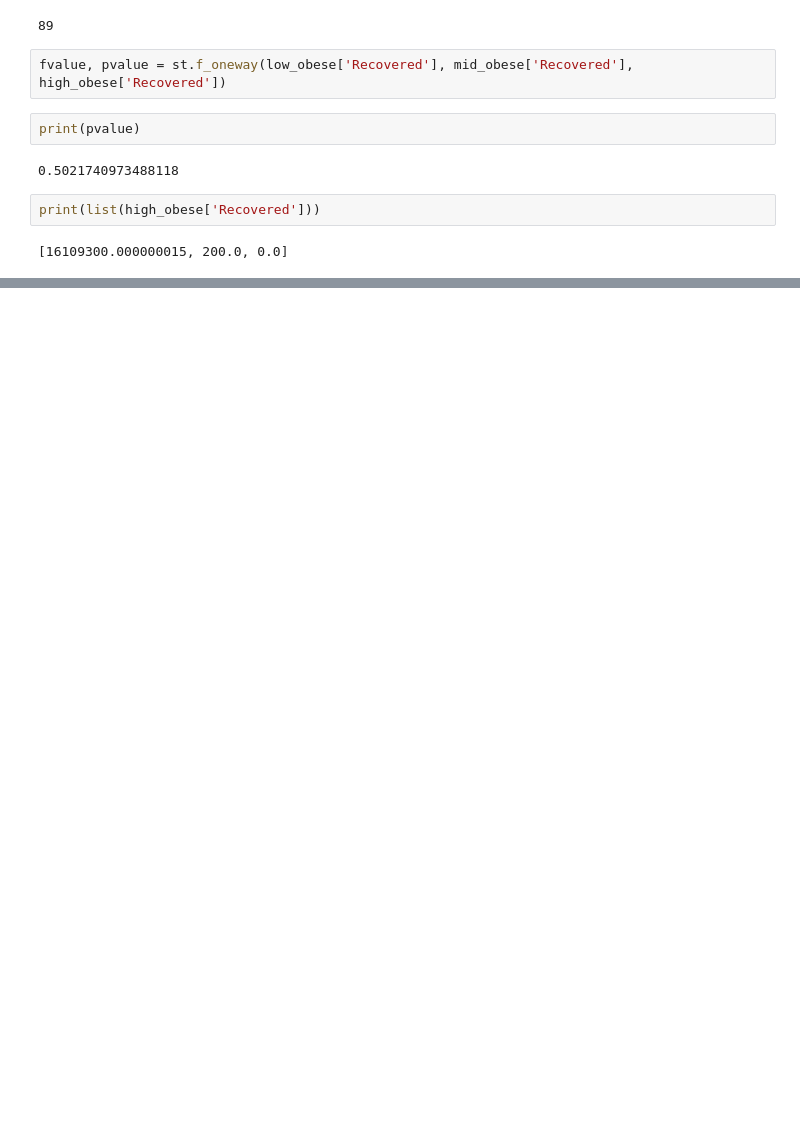
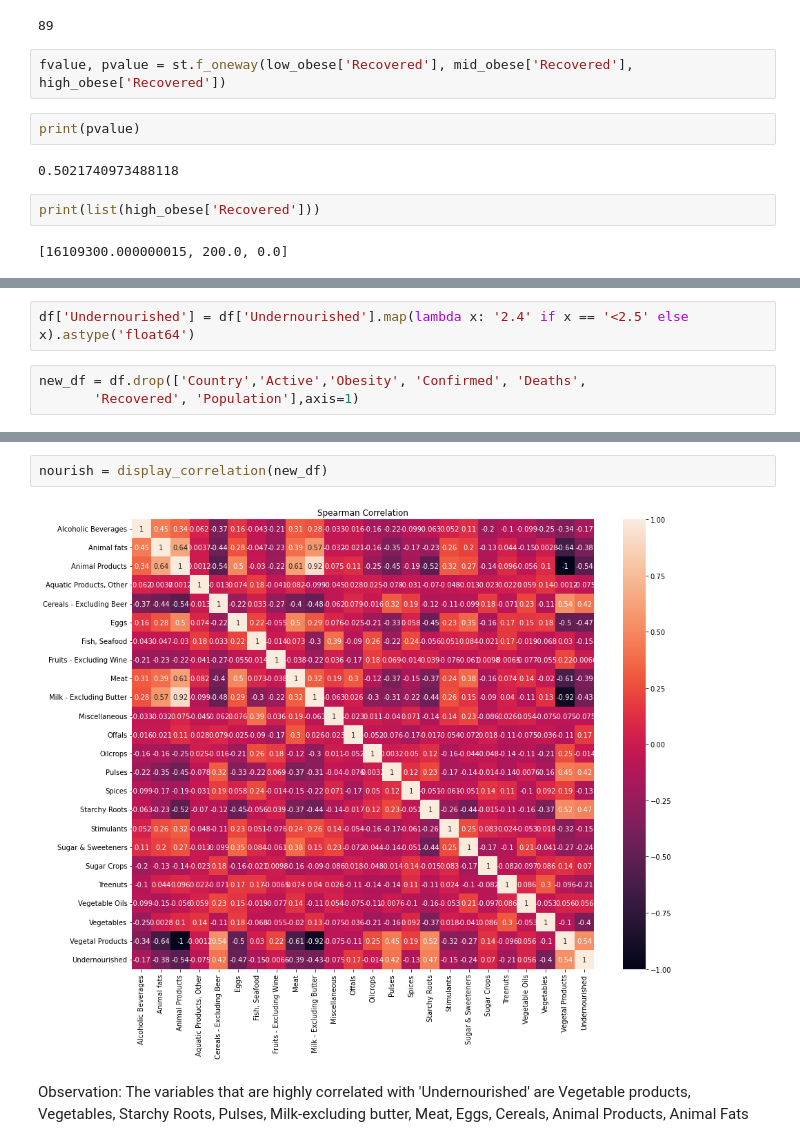
Before and after one commit to nj9099/covid-diet, a Jupyter notebook: aitteam.ipynb, the cells around one changed output, grey strips where cells are left out. Saved outputs shown, nothing was run; the diff lists cells and outputs as text; blank space fills up the shorter version.

```diff
--- a/aitteam.ipynb
+++ b/aitteam.ipynb
@@ -138,0 +198,5 @@ print(list(high_obese['Recovered']))
+# %%
+df['Undernourished'] = df['Undernourished'].map(lambda x: '2.4' if x == '<2.5' else x).astype('float64')
+# %%
+new_df = df.drop(['Country','Active','Obesity', 'Confirmed', 'Deaths',
+       'Recovered', 'Population'],axis=1)
@@ -138,0 +214,6 @@ print(list(high_obese['Recovered']))
+# %%
+nourish = display_correlation(new_df)
+# %% [output]
+[figure, added]
+# %% [markdown]
+Observation: The variables that are highly correlated with 'Undernourished' are Vegetable products, Vegetables, Starchy Roots, Pulses, Milk-excluding butter, Meat, Eggs, Cereals, Animal Products, Animal Fats
```
Also changed, not shown: parts of 14 cells of this notebook.
